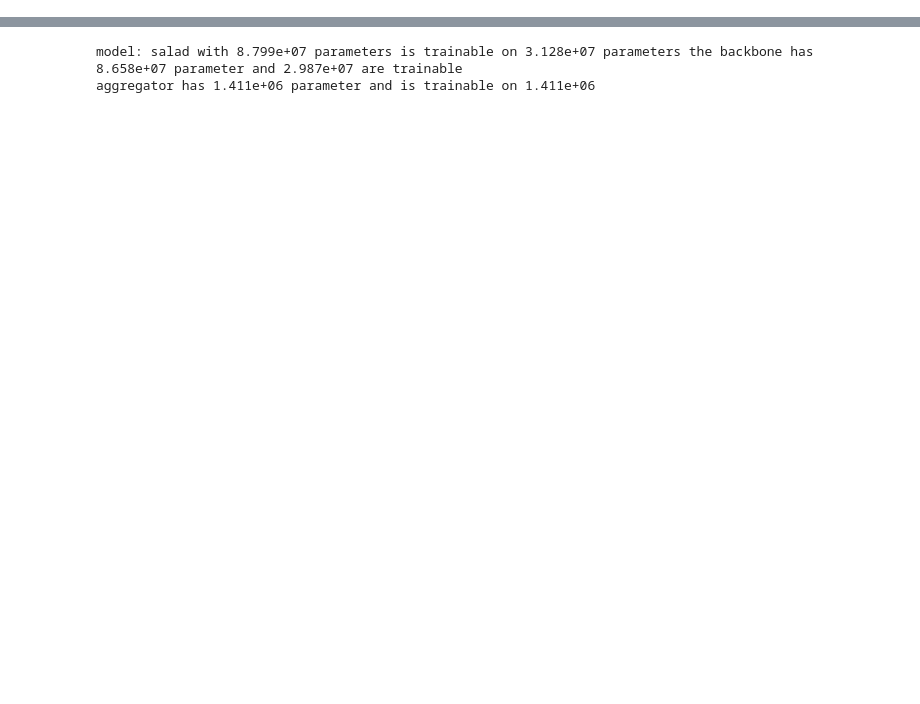
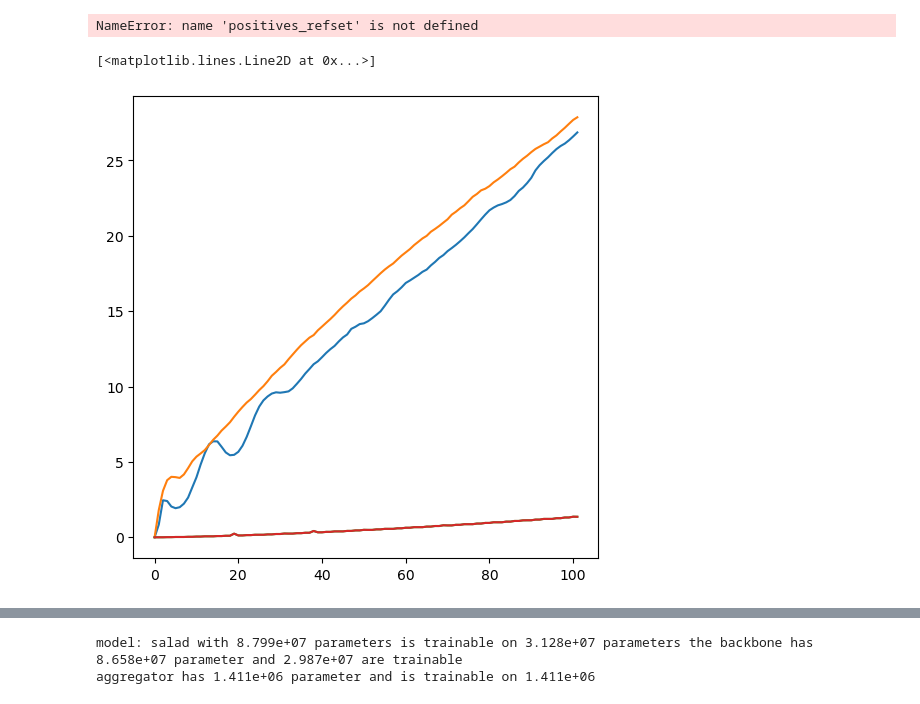
Before and after one commit to Olafv01/reference-set-fine-tuning, a Jupyter notebook: TSNE_visualization.ipynb, the cells around one changed output, grey strips where cells are left out. Cells and saved outputs as stored; diff of their text form; code cells hidden in the pictures; blank space fills up the shorter version.

```diff
--- a/TSNE_visualization.ipynb
+++ b/TSNE_visualization.ipynb
@@ -109,0 +186,19 @@ train_dataloader=torch.utils.data.DataLoader(dataset=train_ds, num_workers=4,
+# %%
+# positives_refset=torch.load("avg_positives_per_range100_ref.pth")
+positives_testset=torch.load("avg_positives_per_range100_tests.pth")
+# std_positives_refset=torch.load("std_positives_per_range100_ref.pth")
+std_positives_testset=torch.load("std_positives_per_range100_tests.pth")
+print(positives_refset['nordland'][25])
+print(positives_refset['eynsham'][25])
+print(positives_testset['eynsham'][25])
+# %% [output]
+NameError: name 'positives_refset' is not defined
+# %%
+plt.figure(figsize=[6,6])
+plt.plot(positive_stds['eynsham'])
+plt.plot(std_positives_testset["eynsham"])
+plt.plot(positive_stds['nordland'])
+plt.plot(std_positives_testset["nordland"])
+# %% [output]
+[<matplotlib.lines.Line2D at 0x...>]
+[figure, added]
```
Also changed, not shown: parts of 33 cells of this notebook, 11 other files.
